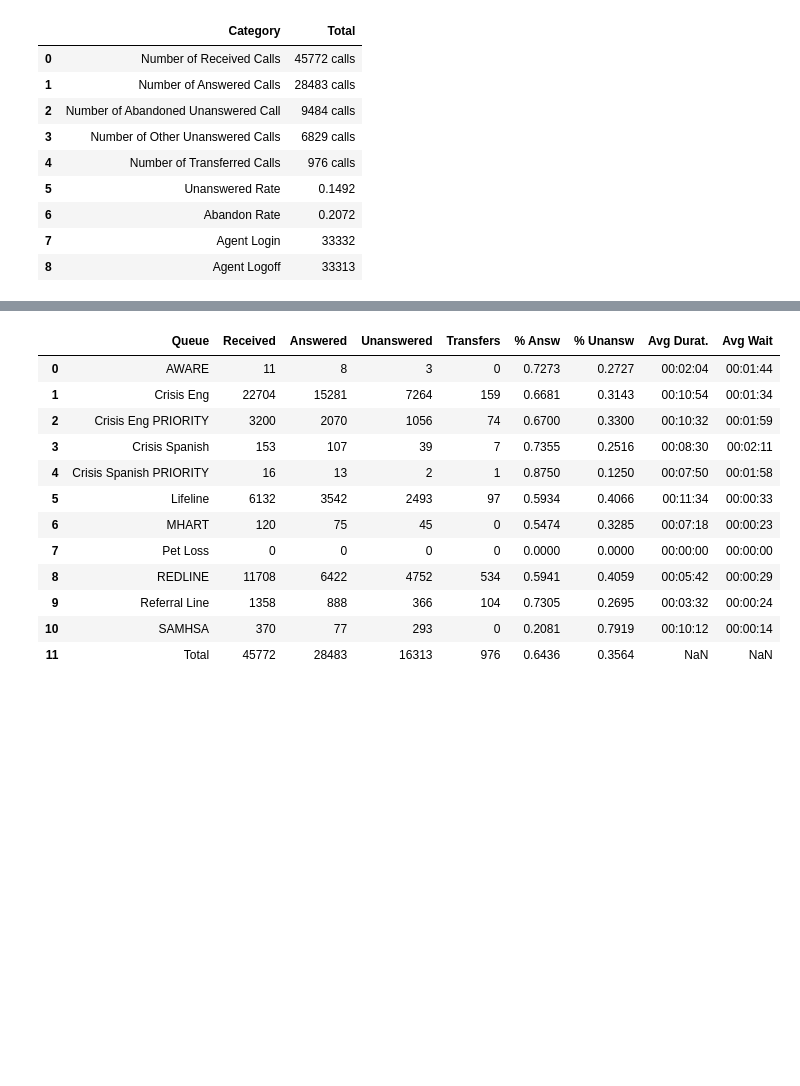
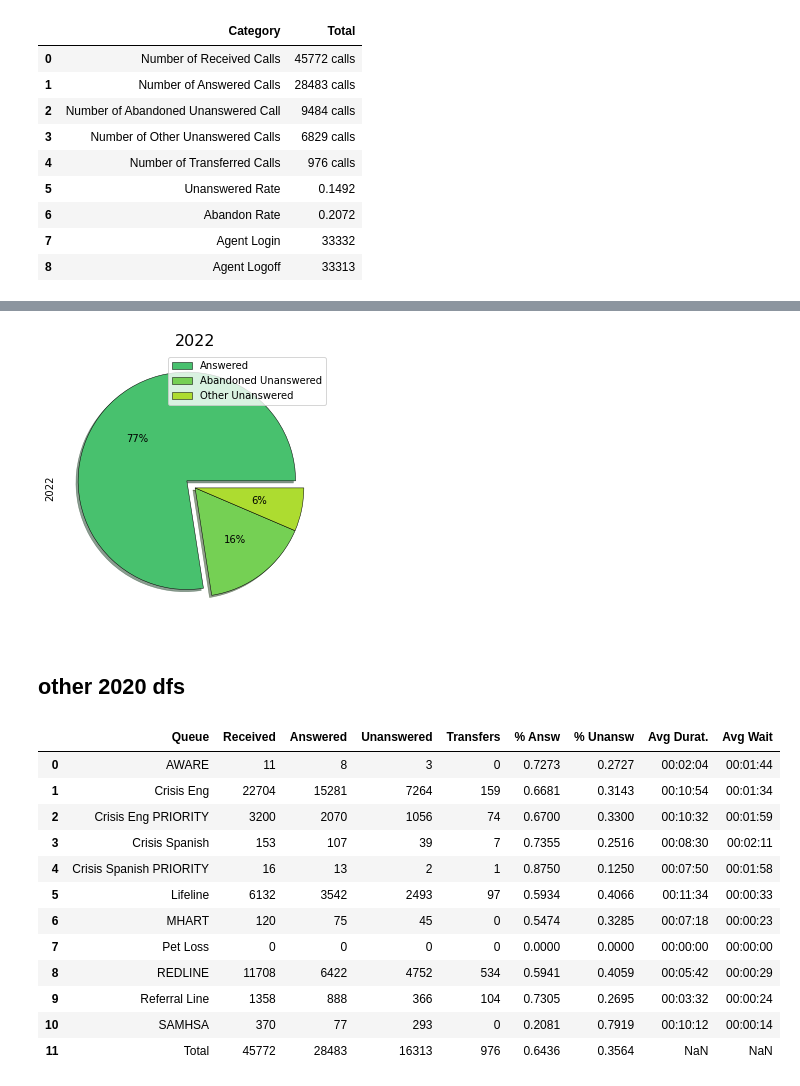
Before and after one commit to NSS-Data-Analytics-Cohort-6/fcs-crisis-sailing-the-seaborn, a Jupyter notebook: notebooks/FCS_Crisis_Study.ipynb, the cells around one changed output, grey strips where cells are left out. Saved outputs shown, nothing was run; the diff lists cells and outputs as text; code cells hidden in the pictures; blank space fills up the shorter version.

```diff
--- a/notebooks/FCS_Crisis_Study.ipynb
+++ b/notebooks/FCS_Crisis_Study.ipynb
@@ -172,3 +161,19 @@ plt.title('2022 Call Stats', fontsize=16);
+# %%
+df_2022 = pd.DataFrame({'2022': [13201, 2749, 1097]},
+                  index=['Answered', 'Abandoned Unanswered', 'Other Unanswered'])
+colors=['#48c16e', '#75d054', '#addc30']
+explode = (0.1, 0, 0)
+plot_2022 = df_2022.plot.pie(y='2022', figsize=(5, 5), autopct='%1.0f%%', colors=colors,
+                             explode=explode, shadow=True, labeldistance=None, legend=None,
+                            wedgeprops = {"edgecolor" : "black",
+                                      'linewidth': 0.5,
+                                    'antialiased': True})
+plt.legend(loc="upper right")
+plt.title('2022', fontsize=16);
+# %% [output]
+[figure, added]
+# %% [markdown]
+## other 2020 dfs
 # %%
 queue_dist_2020 = pd.read_excel('../data/call_volume.xlsx', sheet_name='2020', skiprows=23, nrows=12, usecols='A:I')
 queue_dist_2020
```
Also changed, not shown: parts of 38 cells of this notebook.
